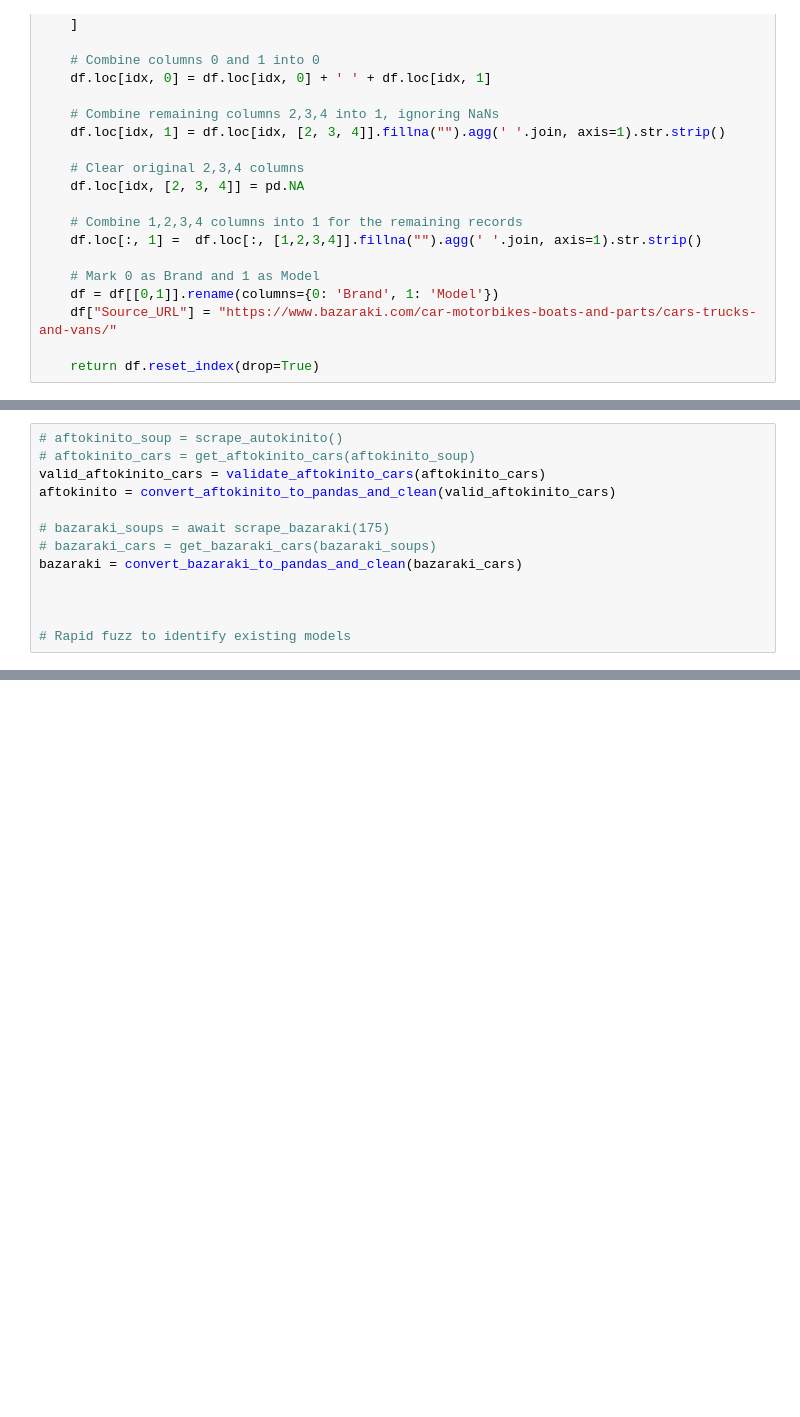
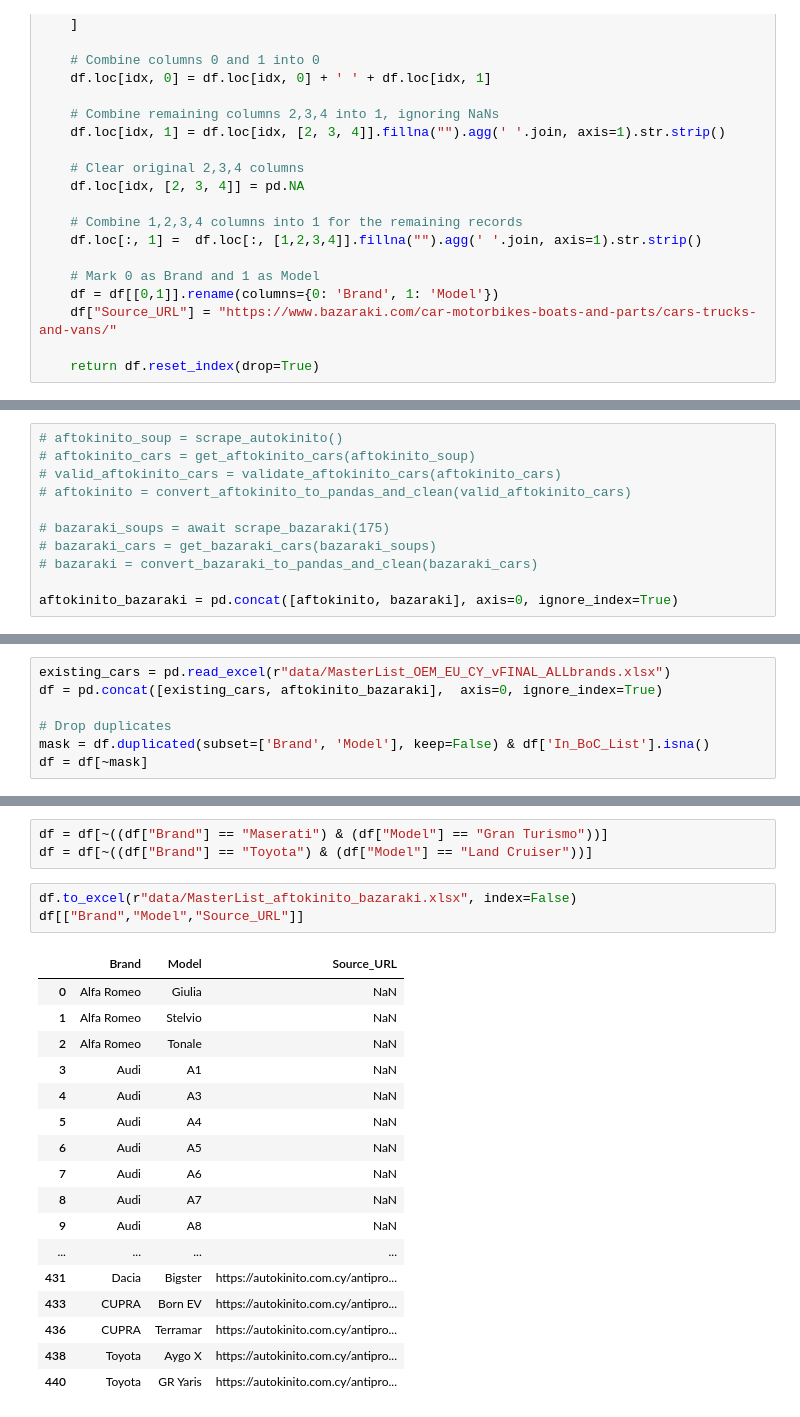
Before and after one commit to ioakeim-h/scrape_bazaraki, a Jupyter notebook: scrape.ipynb, the cells around one changed output, grey strips where cells are left out. Saved outputs shown, nothing was run; the diff lists cells and outputs as text; blank space fills up the shorter version.

```diff
--- a/scrape.ipynb
+++ b/scrape.ipynb
@@ -197,13 +204,11 @@ def convert_bazaraki_to_pandas_and_clean(cars):
 # %%
 # aftokinito_soup = scrape_autokinito()
 # aftokinito_cars = get_aftokinito_cars(aftokinito_soup)
-valid_aftokinito_cars = validate_aftokinito_cars(aftokinito_cars)
-aftokinito = convert_aftokinito_to_pandas_and_clean(valid_aftokinito_cars)
+# valid_aftokinito_cars = validate_aftokinito_cars(aftokinito_cars)
+# aftokinito = convert_aftokinito_to_pandas_and_clean(valid_aftokinito_cars)
 
 # bazaraki_soups = await scrape_bazaraki(175)
 # bazaraki_cars = get_bazaraki_cars(bazaraki_soups)
-bazaraki = convert_bazaraki_to_pandas_and_clean(bazaraki_cars)
+# bazaraki = convert_bazaraki_to_pandas_and_clean(bazaraki_cars)
 
-
-
-# Rapid fuzz to identify existing models
+aftokinito_bazaraki = pd.concat([aftokinito, bazaraki], axis=0, ignore_index=True)
@@ -231,0 +372,7 @@ aftokinito
+# %%
+existing_cars = pd.read_excel(r"data/MasterList_OEM_EU_CY_vFINAL_ALLbrands.xlsx")
+df = pd.concat([existing_cars, aftokinito_bazaraki],  axis=0, ignore_index=True)
+
+# Drop duplicates
+mask = df.duplicated(subset=['Brand', 'Model'], keep=False) & df['In_BoC_List'].isna()
+df = df[~mask]
@@ -231,0 +424,24 @@ aftokinito
+# %%
+df = df[~((df["Brand"] == "Maserati") & (df["Model"] == "Gran Turismo"))]
+df = df[~((df["Brand"] == "Toyota") & (df["Model"] == "Land Cruiser"))]
+# %%
+df.to_excel(r"data/MasterList_aftokinito_bazaraki.xlsx", index=False)
+df[["Brand","Model","Source_URL"]]
+# %% [output]
+|  | Brand | Model | Source_URL |
+| 0 | Alfa Romeo | Giulia | NaN |
+| 1 | Alfa Romeo | Stelvio | NaN |
+| 2 | Alfa Romeo | Tonale | NaN |
+| 3 | Audi | A1 | NaN |
+| 4 | Audi | A3 | NaN |
+| 5 | Audi | A4 | NaN |
+| 6 | Audi | A5 | NaN |
+| 7 | Audi | A6 | NaN |
+| 8 | Audi | A7 | NaN |
+| 9 | Audi | A8 | NaN |
+| ... | ... | ... | ... |
+| 431 | Dacia | Bigster | https://autokinito.com.cy/antipro... |
+| 433 | CUPRA | Born EV | https://autokinito.com.cy/antipro... |
+| 436 | CUPRA | Terramar | https://autokinito.com.cy/antipro... |
+| 438 | Toyota | Aygo X | https://autokinito.com.cy/antipro... |
+| 440 | Toyota | GR Yaris | https://autokinito.com.cy/antipro... |
```
Also changed, not shown: parts of 10 cells of this notebook, 2 other files.
